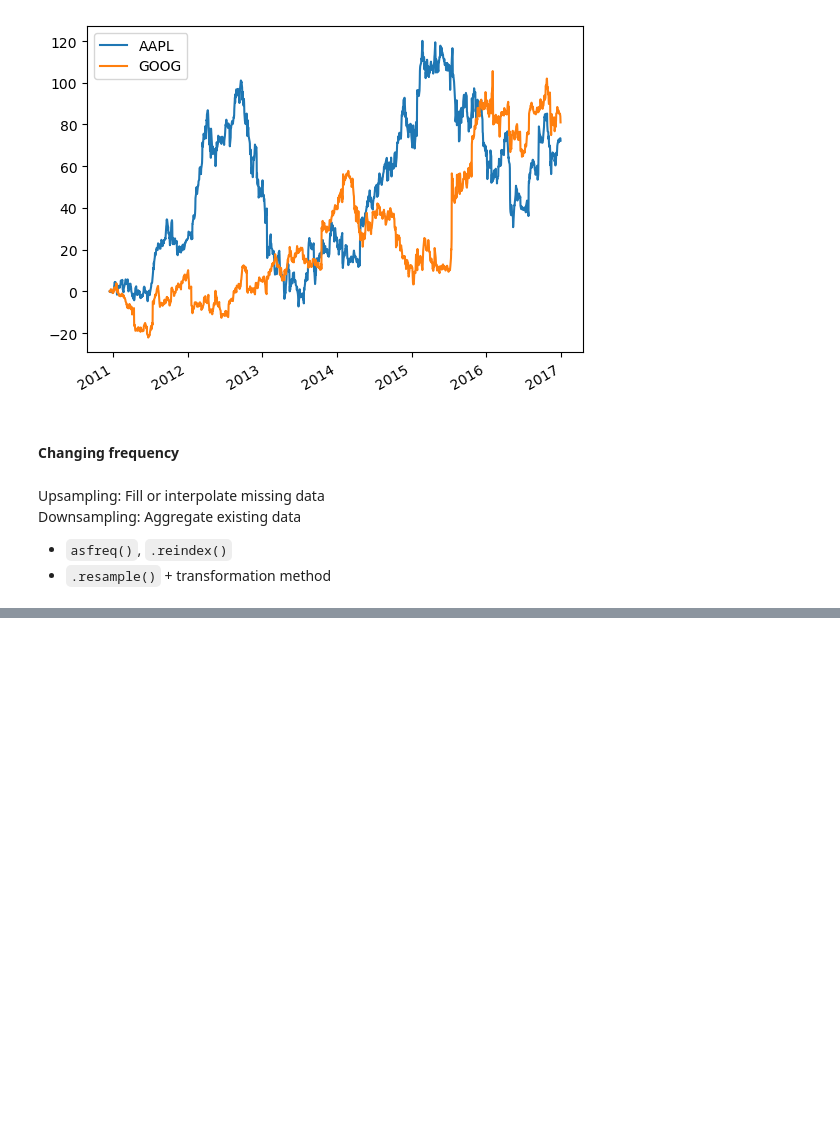
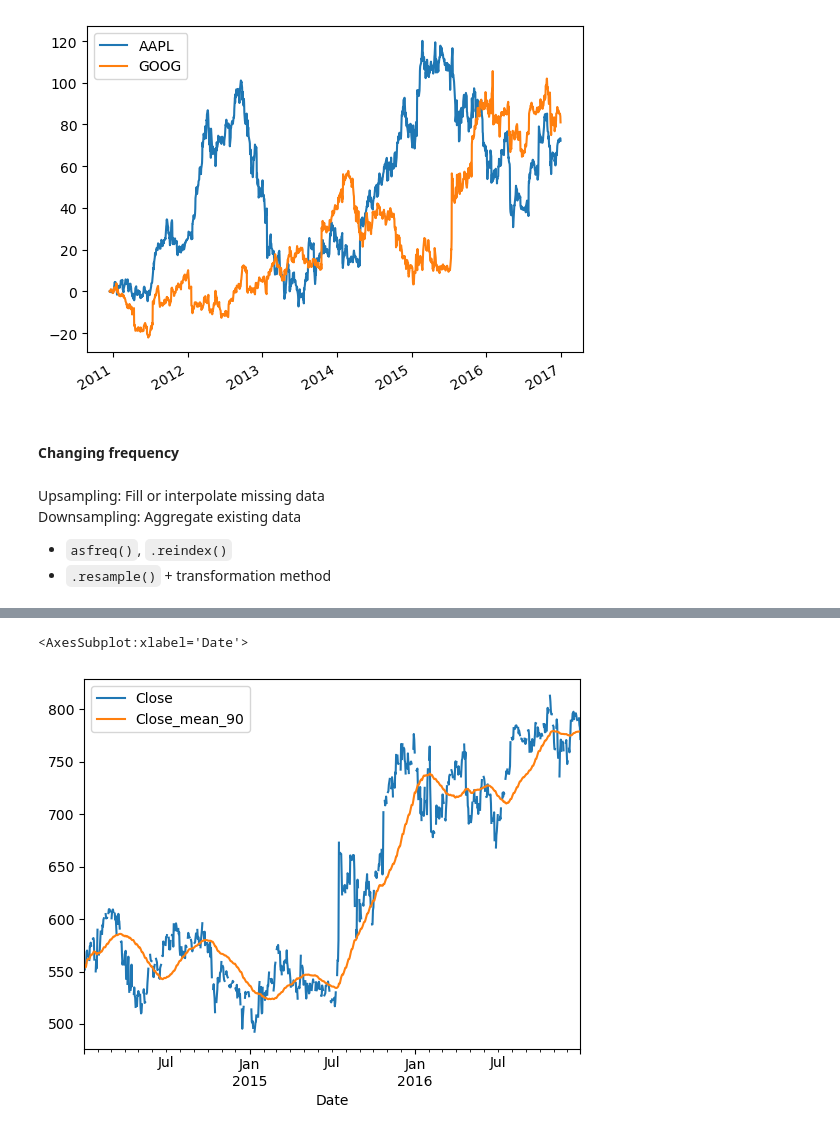
Before and after one commit to luislerma5593/Learning, a Jupyter notebook: Python/Time_Series.ipynb, the cells around one changed output, grey strips where cells are left out. Saved outputs shown, nothing was run; the diff lists cells and outputs as text; code cells hidden in the pictures; blank space fills up the shorter version.

```diff
--- a/Python/Time_Series.ipynb
+++ b/Python/Time_Series.ipynb
@@ -301,0 +488,6 @@ Downsampling: Aggregate existing data
+# %%
+r90 = google.rolling(window='90D').mean()
+google.join(r90.add_suffix('_mean_90')).plot()
+# %% [output]
+<AxesSubplot:xlabel='Date'>
+[figure, added]
```
Also changed, not shown: parts of 24 cells of this notebook, 1 other file.
